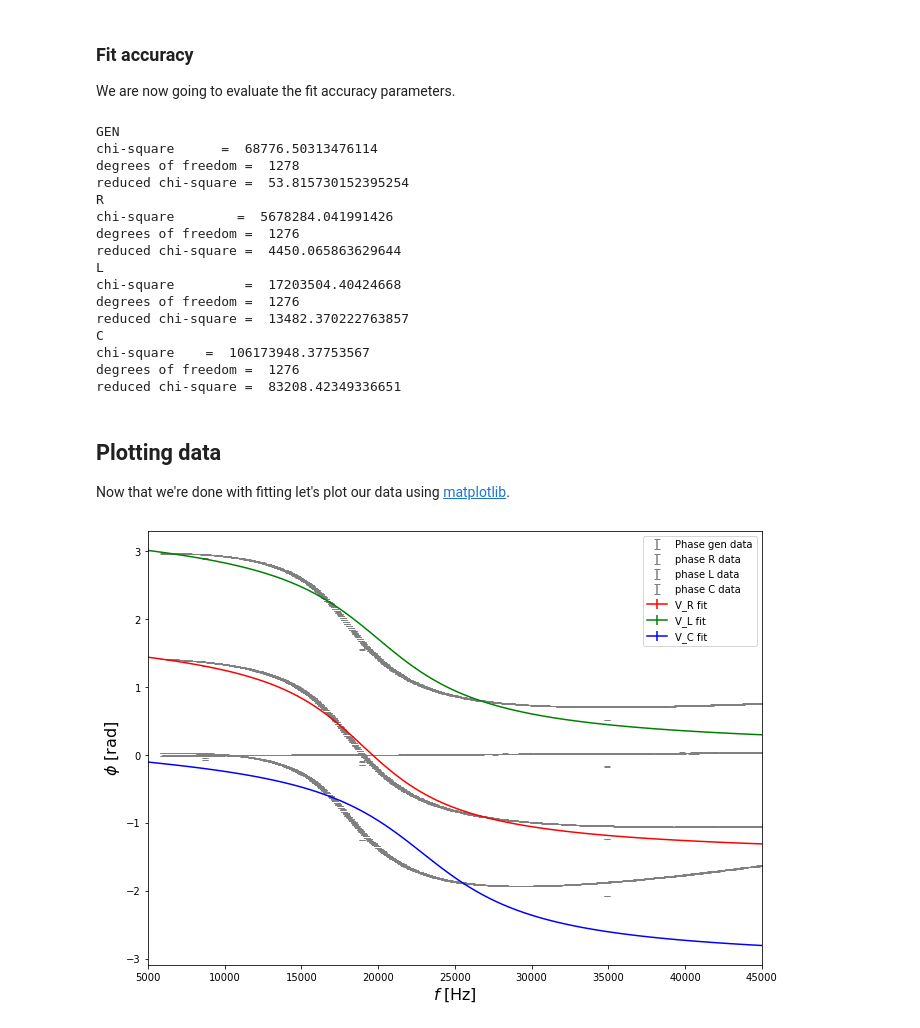
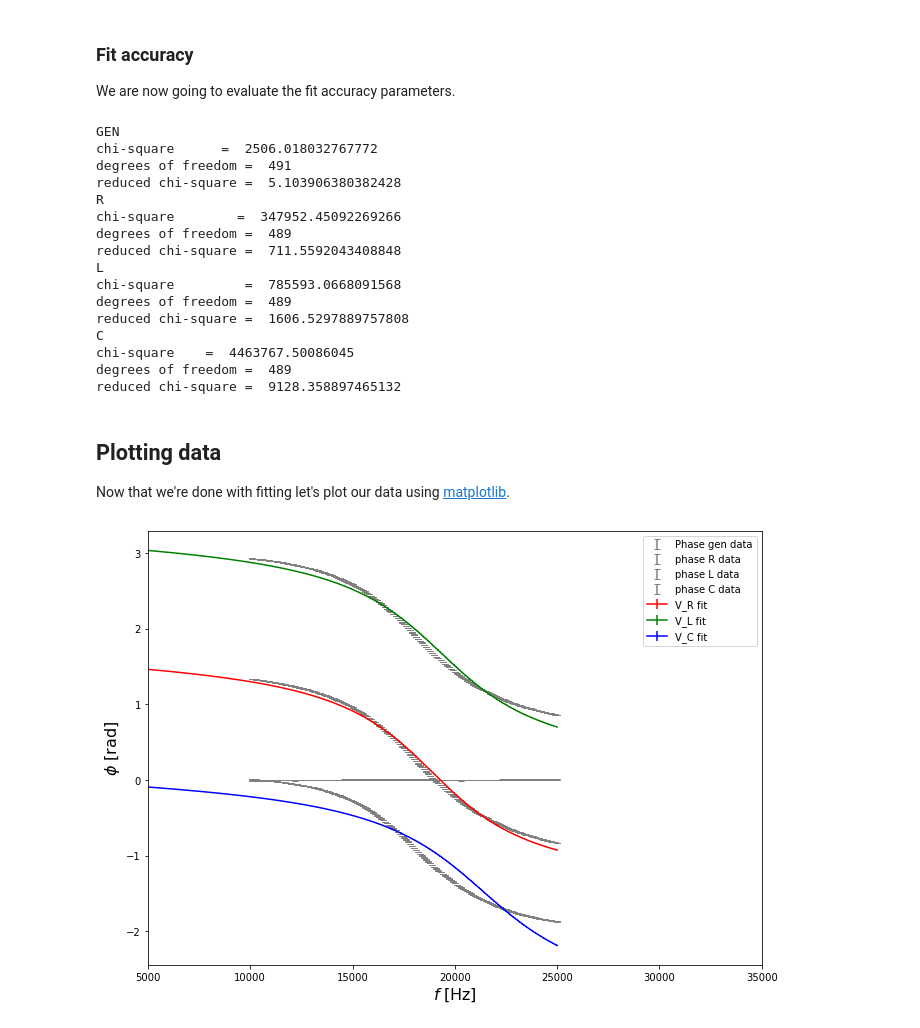
Before and after one commit to Feyn-23/Lab-II, a Jupyter notebook: code/phases.ipynb, the cells around one changed output. Drawn from its saved outputs; the diff is of its cells as text; code cells hidden in the pictures.

```diff
--- a/code/phases.ipynb
+++ b/code/phases.ipynb
@@ -11,7 +11,7 @@ Importing data from files:
 - Tension-time measurements (square wave) to estimate noise through generator amplitude
 # %%
 file_folder = '../data/III session/Frequency response/'
-file_name = 'phases.csv'
+file_name = 'phases_fino25kHz.csv'
 data_file = file_folder + file_name
 frequencies,phaseGen,phaseR,phaseL,phaseC  = np.loadtxt(data_file, delimiter = ',', skiprows = 1, usecols = (0,1,2,3,4), unpack = True)
 
@@ -204,21 +204,21 @@ print('degrees of freedom = ',degrees_of_freedom_C)
 print('reduced chi-square = ',reduced_chisq_C)
 # %% [output]
 GEN
-chi-square      =  68776.50313476114
-degrees of freedom =  1278
-reduced chi-square =  53.815730152395254
+chi-square      =  2506.018032767772
+degrees of freedom =  491
+reduced chi-square =  5.103906380382428
 R
-chi-square        =  5678284.041991426
-degrees of freedom =  1276
-reduced chi-square =  4450.065863629644
+chi-square        =  347952.45092269266
+degrees of freedom =  489
+reduced chi-square =  711.5592043408848
 L
-chi-square         =  17203504.40424668
-degrees of freedom =  1276
-reduced chi-square =  13482.370222763857
+chi-square         =  785593.0668091568
+degrees of freedom =  489
+reduced chi-square =  1606.5297889757808
 C
-chi-square    =  106173948.37753567
-degrees of freedom =  1276
-reduced chi-square =  83208.42349336651
+chi-square    =  4463767.50086045
+degrees of freedom =  489
+reduced chi-square =  9128.358897465132
 # %% [markdown]
 ## Plotting data
 Now that we're done with fitting let's plot our data using [matplotlib](https://matplotlib.org).
@@ -241,33 +241,33 @@ plt.errorbar(frequencies, phaseR,
              linestyle = 'none',
              color = 'gray',
              capsize = 3, capthick = 1, label = "phase R data")
 plt.errorbar(frequencies, phaseL,
              xerr=None, yerr=sigma,
              linestyle = 'none',
              color = 'gray',
              capsize = 3, capthick = 1, label = "phase L data")
 plt.errorbar(frequencies, phaseC,
              xerr=None, yerr=sigma,
              linestyle = 'none',
              color = 'gray',
              capsize = 3, capthick = 1, label = "phase C data")
 
 #create curve showing fit to data
-freq_fit = np.linspace(5000, 45000, 100)
+freq_fit = np.linspace(5000, 25000, 1000)
 VR_fit = R_phase_model(freq_fit, fit_R[0], fit_R[1], fit_R[2])
 VL_fit = L_phase_model(freq_fit, fit_L[0], fit_L[1], fit_L[2])
 VC_fit = C_phase_model(freq_fit, fit_C[0], fit_C[1], fit_C[2])
 
 #plotting the fitting curves
 plt.errorbar(freq_fit, VR_fit, xerr = None, yerr = sigma, color = 'red', label = 'V_R fit' )
 plt.errorbar(freq_fit, VL_fit, xerr = None, yerr = sigma, color = 'green', label = 'V_L fit' )
 plt.errorbar(freq_fit, VC_fit, xerr = None, yerr = sigma, color = 'blue', label = 'V_C fit' )
-plt.xlim(5000 , 45000)
+plt.xlim(5000 , 35000)
 # plt.ylim(0.0,7.0)
 # plt.xticks([0, 30, 60, 90, 120, 150, 180, 210, 240, 270, 300, 330, 360],
 #            ('0', '', '', 90,  '',  '', 180,  '',  '', 270,  '',  '', 360))
 plt.legend(loc = 'best')
 
 plt.savefig('../figs/Phases.pdf')
 # %% [output]
-[figure, old version]
+[figure, new version]
```
Also changed, not shown: parts of 5 cells of this notebook, 19 other files.
